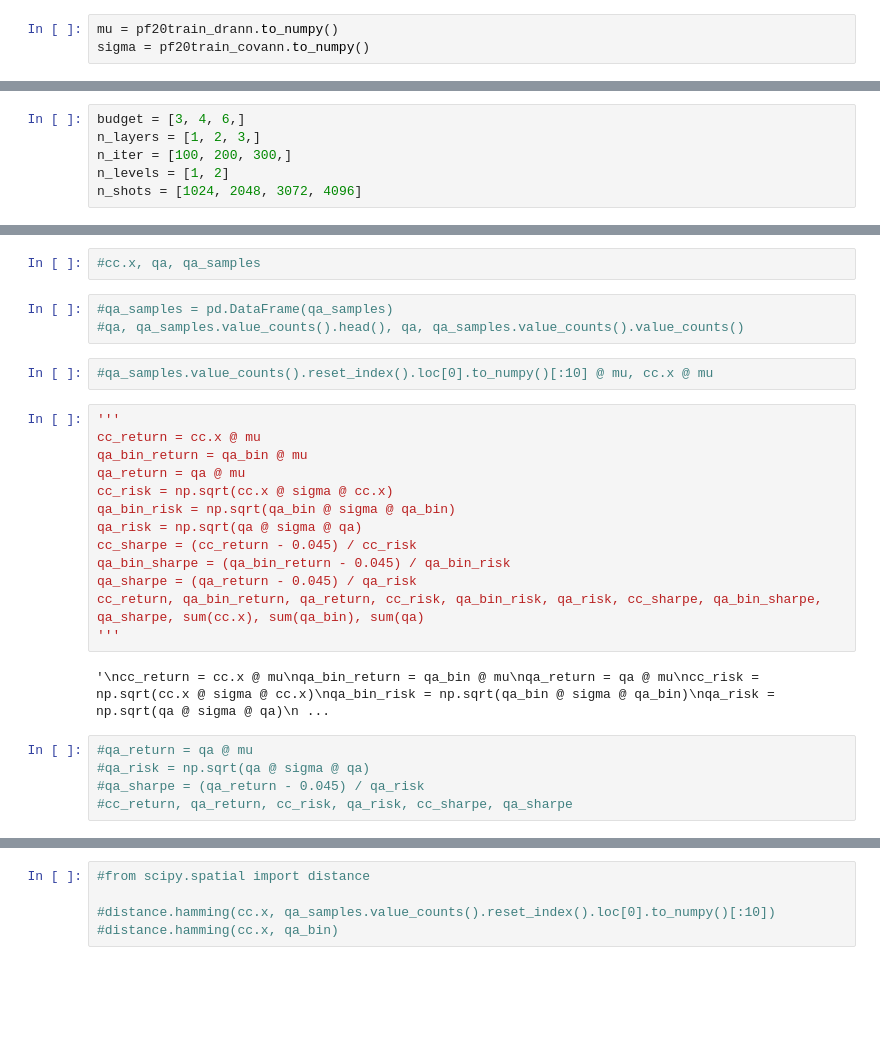
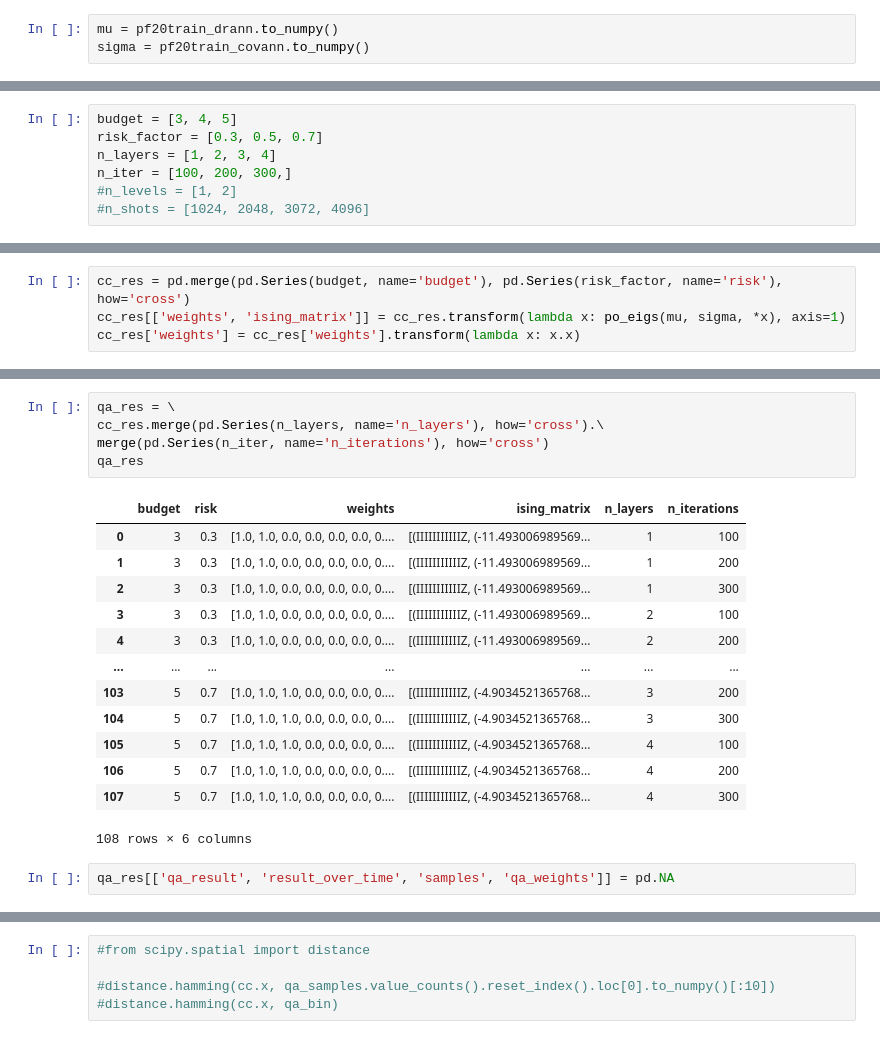
Before and after one commit to floatn/QML-for-finance, a Jupyter notebook: qml_qaoa.ipynb, the cells around one changed output, grey strips where cells are left out. Saved outputs shown, nothing was run; the diff lists cells and outputs as text; blank space fills up the shorter version.

```diff
--- a/qml_qaoa.ipynb
+++ b/qml_qaoa.ipynb
@@ -447,6 +421,7 @@ sigma = pf20train_covann.to_numpy()
 # %%
-budget = [3, 4, 6,]
-n_layers = [1, 2, 3,]
+budget = [3, 4, 5]
+risk_factor = [0.3, 0.5, 0.7]
+n_layers = [1, 2, 3, 4]
 n_iter = [100, 200, 300,]
-n_levels = [1, 2]
-n_shots = [1024, 2048, 3072, 4096]
+#n_levels = [1, 2]
+#n_shots = [1024, 2048, 3072, 4096]
@@ -452,0 +442,4 @@ n_shots = [1024, 2048, 3072, 4096]
+# %%
+cc_res = pd.merge(pd.Series(budget, name='budget'), pd.Series(risk_factor, name='risk'), how='cross')
+cc_res[['weights', 'ising_matrix']] = cc_res.transform(lambda x: po_eigs(mu, sigma, *x), axis=1)
+cc_res['weights'] = cc_res['weights'].transform(lambda x: x.x)
@@ -456,27 +458,21 @@ n_shots = [1024, 2048, 3072, 4096]
-# %%
-#cc.x, qa, qa_samples
-# %%
-#qa_samples = pd.DataFrame(qa_samples)
-#qa, qa_samples.value_counts().head(), qa, qa_samples.value_counts().value_counts()
-# %%
-#qa_samples.value_counts().reset_index().loc[0].to_numpy()[:10] @ mu, cc.x @ mu
-# %%
-'''
-cc_return = cc.x @ mu
-qa_bin_return = qa_bin @ mu
-qa_return = qa @ mu
-cc_risk = np.sqrt(cc.x @ sigma @ cc.x)
-qa_bin_risk = np.sqrt(qa_bin @ sigma @ qa_bin)
-qa_risk = np.sqrt(qa @ sigma @ qa)
-cc_sharpe = (cc_return - 0.045) / cc_risk
-qa_bin_sharpe = (qa_bin_return - 0.045) / qa_bin_risk
-qa_sharpe = (qa_return - 0.045) / qa_risk
-cc_return, qa_bin_return, qa_return, cc_risk, qa_bin_risk, qa_risk, cc_sharpe, qa_bin_sharpe, qa_sharpe, sum(cc.x), sum(qa_bin), sum(qa)
-'''
-# %% [output]
-'\ncc_return = cc.x @ mu\nqa_bin_return = qa_bin @ mu\nqa_return = qa @ mu\ncc_risk = np.sqrt(cc.x @ sigma @ cc.x)\nqa_bin_risk = np.sqrt(qa_bin @ sigma @ qa_bin)\nqa_risk = np.sqrt(qa @ sigma @ qa)\n ...
-# %%
-#qa_return = qa @ mu
-#qa_risk = np.sqrt(qa @ sigma @ qa)
-#qa_sharpe = (qa_return - 0.045) / qa_risk
-#cc_return, qa_return, cc_risk, qa_risk, cc_sharpe, qa_sharpe
+# %%
+qa_res = \
+cc_res.merge(pd.Series(n_layers, name='n_layers'), how='cross').\
+merge(pd.Series(n_iter, name='n_iterations'), how='cross')
+qa_res
+# %% [output]
+|  | budget | risk | weights | ising_matrix | n_layers | n_iterations |
+| 0 | 3 | 0.3 | [1.0, 1.0, 0.0, 0.0, 0.0, 0.0, 0.... | [(IIIIIIIIIIIZ, (-11.493006989569... | 1 | 100 |
+| 1 | 3 | 0.3 | [1.0, 1.0, 0.0, 0.0, 0.0, 0.0, 0.... | [(IIIIIIIIIIIZ, (-11.493006989569... | 1 | 200 |
+| 2 | 3 | 0.3 | [1.0, 1.0, 0.0, 0.0, 0.0, 0.0, 0.... | [(IIIIIIIIIIIZ, (-11.493006989569... | 1 | 300 |
+| 3 | 3 | 0.3 | [1.0, 1.0, 0.0, 0.0, 0.0, 0.0, 0.... | [(IIIIIIIIIIIZ, (-11.493006989569... | 2 | 100 |
+| 4 | 3 | 0.3 | [1.0, 1.0, 0.0, 0.0, 0.0, 0.0, 0.... | [(IIIIIIIIIIIZ, (-11.493006989569... | 2 | 200 |
+| ... | ... | ... | ... | ... | ... | ... |
+| 103 | 5 | 0.7 | [1.0, 1.0, 1.0, 0.0, 0.0, 0.0, 0.... | [(IIIIIIIIIIIZ, (-4.9034521365768... | 3 | 200 |
+| 104 | 5 | 0.7 | [1.0, 1.0, 1.0, 0.0, 0.0, 0.0, 0.... | [(IIIIIIIIIIIZ, (-4.9034521365768... | 3 | 300 |
+| 105 | 5 | 0.7 | [1.0, 1.0, 1.0, 0.0, 0.0, 0.0, 0.... | [(IIIIIIIIIIIZ, (-4.9034521365768... | 4 | 100 |
+| 106 | 5 | 0.7 | [1.0, 1.0, 1.0, 0.0, 0.0, 0.0, 0.... | [(IIIIIIIIIIIZ, (-4.9034521365768... | 4 | 200 |
+| 107 | 5 | 0.7 | [1.0, 1.0, 1.0, 0.0, 0.0, 0.0, 0.... | [(IIIIIIIIIIIZ, (-4.9034521365768... | 4 | 300 |
+108 rows × 6 columns
+# %%
+qa_res[['qa_result', 'result_over_time', 'samples', 'qa_weights']] = pd.NA
```
Also changed, not shown: parts of 27 cells of this notebook, 5 other files.
